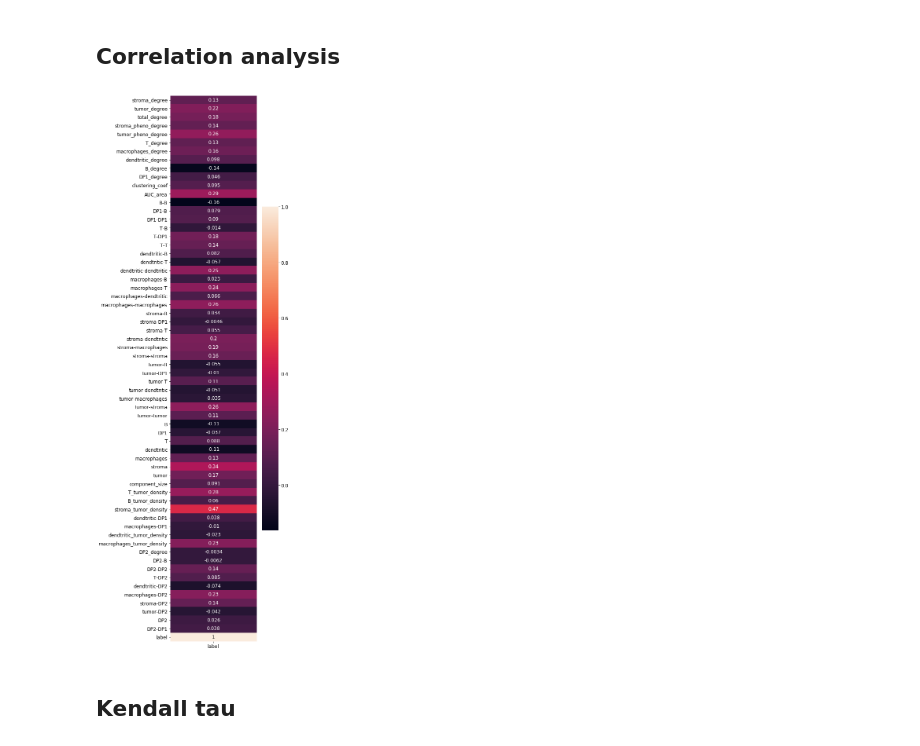
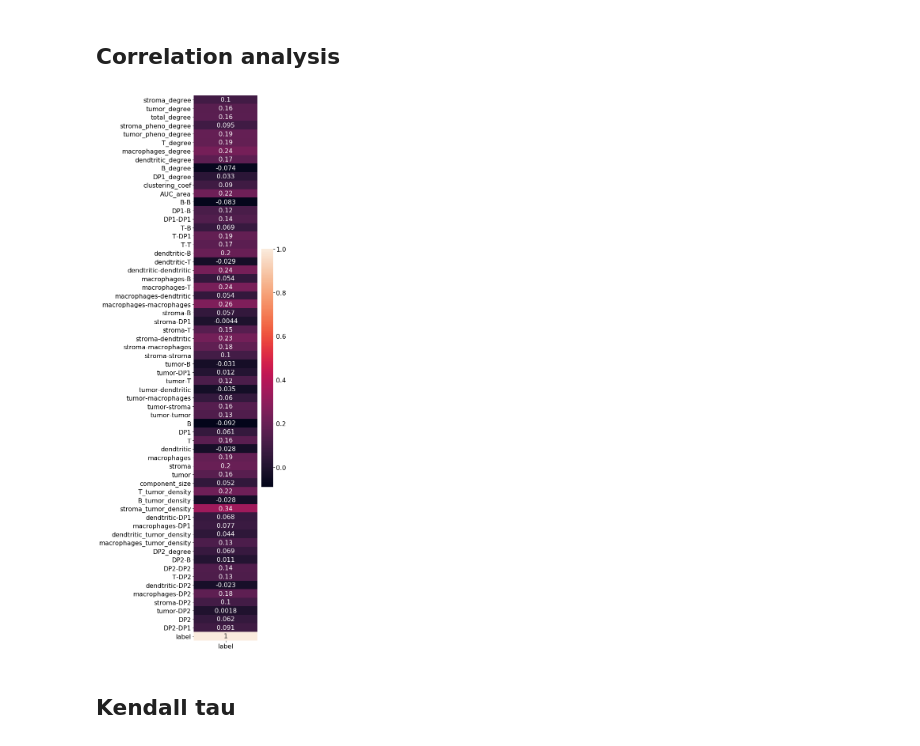
Before and after one commit to Souhailasmi/Deep_MLO, a Jupyter notebook: code/05-correlation_analysis.ipynb, the cells around one changed output. Cells and saved outputs as stored; diff of their text form; code cells hidden in the pictures.

```diff
--- a/code/05-correlation_analysis.ipynb
+++ b/code/05-correlation_analysis.ipynb
@@ -133,7 +290,7 @@ PLOT_DIRECTORY = './plots/ANALYSIS/'
 REMOVE_DR = False
 INCLUDE_DR = False
 N_CLASSES = 2
-plt.rcParams['font.size'] = '17'
+plt.rcParams['font.size'] = '16'
 # %% [markdown]
 # Reading data
 # %% [markdown]
@@ -186,6 +343,8 @@ laplace_quadratics_features = laplace_quadratics_features.fillna(0)
 # %%
 nodes_features = nodes_features[nodes_features.label!=-1]
 laplace_quadratics_features = laplace_quadratics_features[laplace_quadratics_features.label!=-1]
+region_nodes_counts = region_nodes_counts[region_nodes_counts.label!=-1]
+clus_coef_df = clus_coef_df[clus_coef_df.label!=-1]
 # %%
 nodes_features.label.value_counts()
 # %% [output]
@@ -1001,18 +1119,18 @@ else  :
 # %% [markdown]
 ## Correlation analysis
 # %%
-correlation_nodes = laplace_quadratics_features.corr()
+correlation_nodes = laplace_quadratics_features.corr('kendall')
 f, ax = plt.subplots(figsize=(7, 20))
 ax = sns.heatmap(correlation_nodes.iloc[:,63:],annot=True)
 if (INCLUDE_DR == False) and (N_CLASSES == 2):
     plt.tight_layout()
 
     plt.savefig(PLOT_DIRECTORY + 'laplace_correlation_label.png')
 if (INCLUDE_DR == True) and (N_CLASSES == 2):
     plt.tight_layout()
     plt.savefig(PLOT_DIRECTORY + '2_classes_DR_laplace_correlation_label.png')
 # %% [output]
-[figure, old version]
+[figure, new version]
 # %%
 correlation_nodes = laplace_quadratics_features.corr()
 f, ax = plt.subplots(figsize=(20, 20))
```
Also changed, not shown: parts of 57 cells of this notebook, 8 other files.
